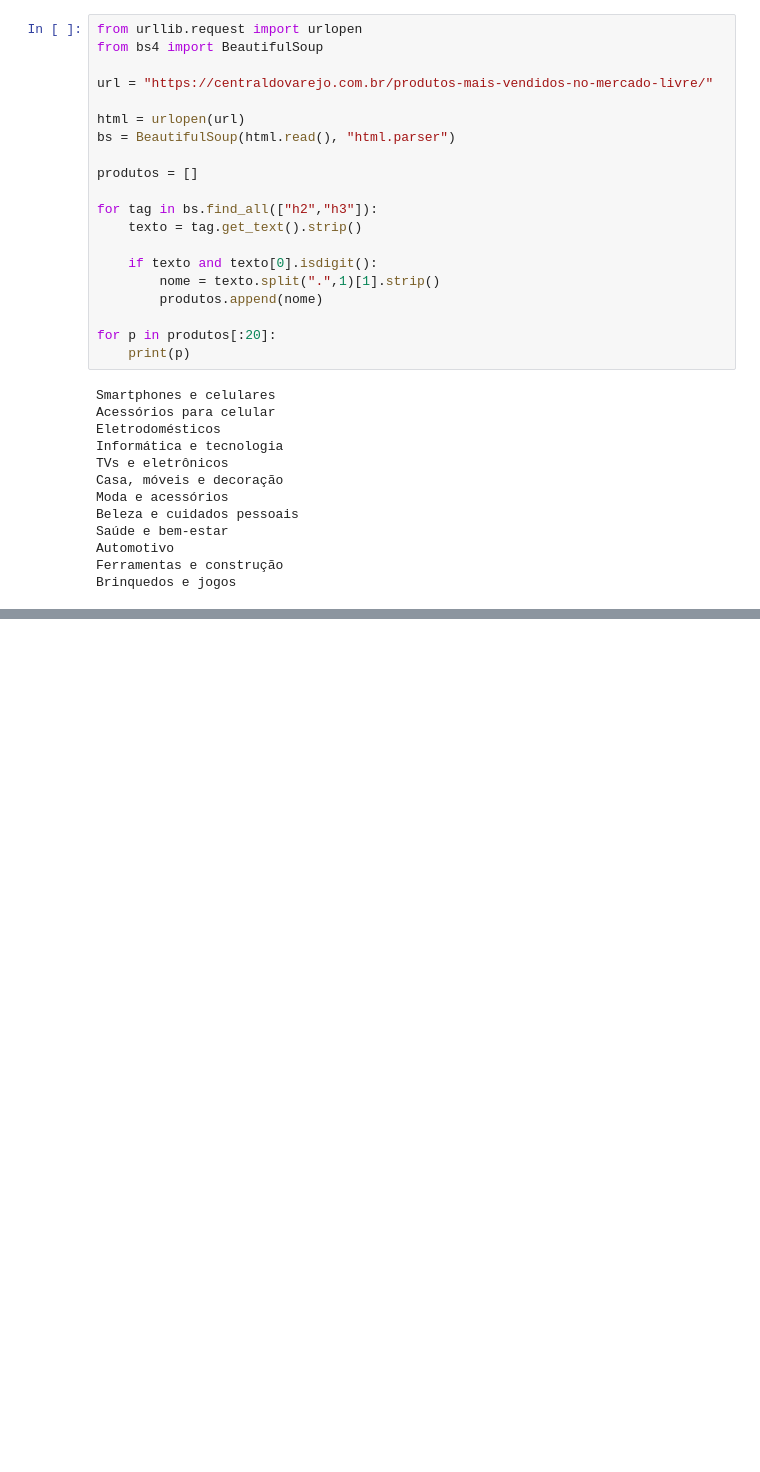
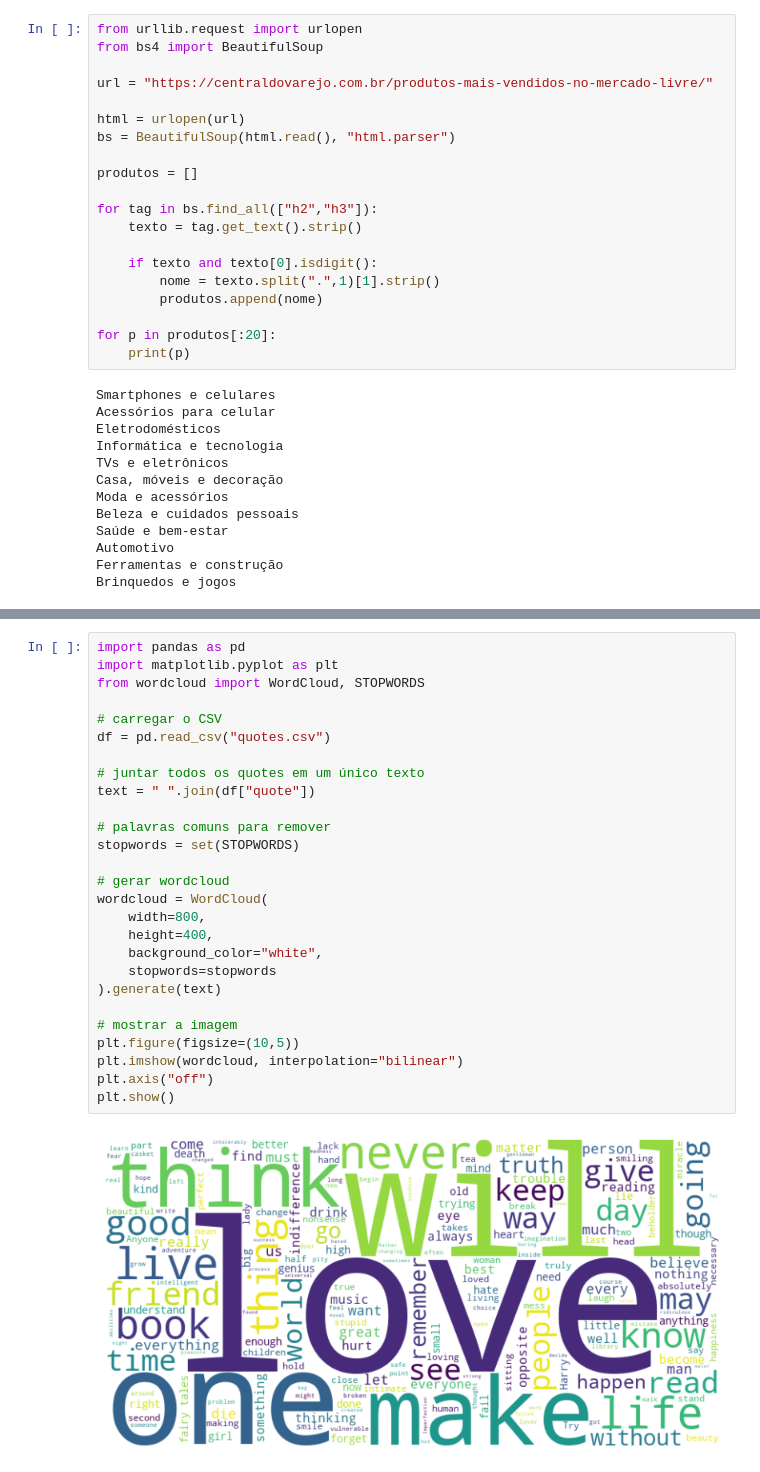
Before and after one commit to Nightmeari/Extracao-Preparacao-Dados, a Jupyter notebook: Ex6/aula.ipynb, the cells around one changed output, grey strips where cells are left out. Cells and saved outputs as stored; diff of their text form; blank space fills up the shorter version.

```diff
--- a/Ex6/aula.ipynb
+++ b/Ex6/aula.ipynb
@@ -109,0 +154,29 @@ Brinquedos e jogos
+# %%
+import pandas as pd
+import matplotlib.pyplot as plt
+from wordcloud import WordCloud, STOPWORDS
+
+# carregar o CSV
+df = pd.read_csv("quotes.csv")
+
+# juntar todos os quotes em um único texto
+text = " ".join(df["quote"])
+
+# palavras comuns para remover
+stopwords = set(STOPWORDS)
+
+# gerar wordcloud
+wordcloud = WordCloud(
+    width=800,
+    height=400,
+    background_color="white",
+    stopwords=stopwords
+).generate(text)
+
+# mostrar a imagem
+plt.figure(figsize=(10,5))
+plt.imshow(wordcloud, interpolation="bilinear")
+plt.axis("off")
+plt.show()
+# %% [output]
+[figure, added]
```
Also changed, not shown: parts of 1 cell of this notebook, 1 other file.
